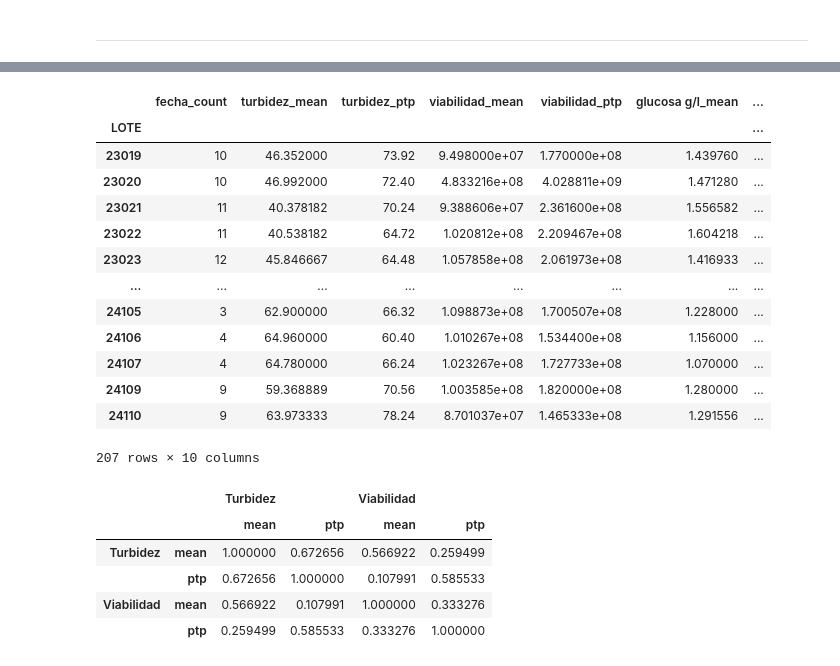
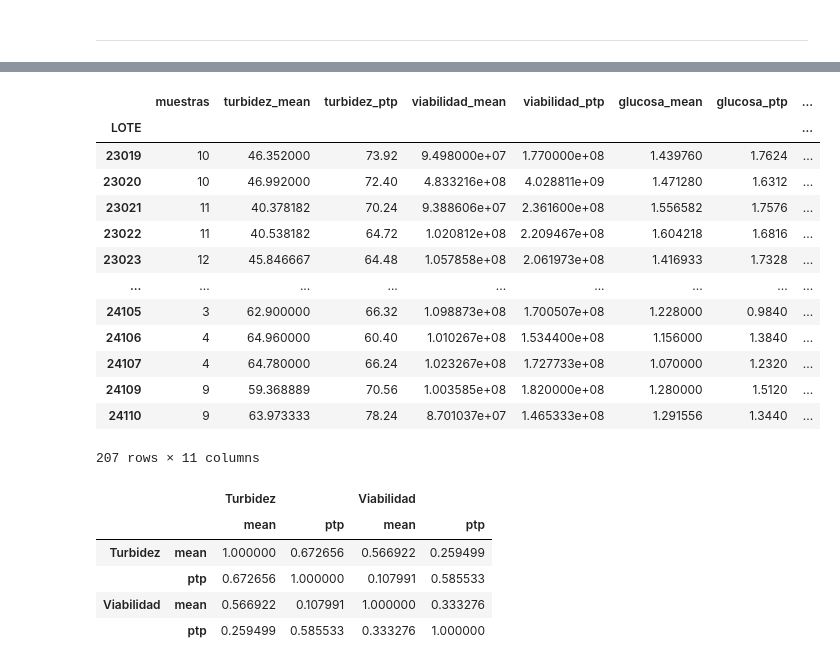
Before and after one commit to nikodyulger/datathon-los-forajidos, a Jupyter notebook: prediccion.ipynb, the cells around one changed output, grey strips where cells are left out. Drawn from its saved outputs; the diff is of its cells as text; code cells hidden in the pictures.

```diff
--- a/prediccion.ipynb
+++ b/prediccion.ipynb
@@ -377,26 +442,34 @@ def get_ipc_data(lotes):
     df_cfg = pd.concat([df_cfg, df_pivot], axis=1).drop(['Centrifugada (1 o 2)', 'turbidez_cfg_last'], axis=1) # 'max_vol',
 
     df_cfg = df_cfg.groupby(by=['LOTE', 'id_centrifugadora'], as_index=False).first().set_index('LOTE')
+    df_cfg['turbidez_cfg_dif'] = (df_cfg['turbidez_cfg_last_1'] - df_cfg['turbidez_cfg_last_2']).round(2)
 
     df = df_cultivo.merge(df_cfg, on='LOTE')
+    df = df.rename(columns={
+        'fecha_count': 'muestras',
+        'glucosa g/l_mean': 'glucosa_mean',
+        'glucosa g/l_ptp': 'glucosa_ptp',
+    })
     return df
-# %%
-get_ipc_data(lotes)
-# %% [output]
-|  | fecha_count | turbidez_mean | turbidez_ptp | viabilidad_mean | viabilidad_ptp | glucosa g/l_mean | ... |
-| LOTE |  |  |  |  |  |  | ... |
-| 23019 | 10 | 46.352000 | 73.92 | 9.498000e+07 | 1.770000e+08 | 1.439760 | ... |
-| 23020 | 10 | 46.992000 | 72.40 | 4.833216e+08 | 4.028811e+09 | 1.471280 | ... |
-| 23021 | 11 | 40.378182 | 70.24 | 9.388606e+07 | 2.361600e+08 | 1.556582 | ... |
-| 23022 | 11 | 40.538182 | 64.72 | 1.020812e+08 | 2.209467e+08 | 1.604218 | ... |
-| 23023 | 12 | 45.846667 | 64.48 | 1.057858e+08 | 2.061973e+08 | 1.416933 | ... |
-| ... | ... | ... | ... | ... | ... | ... | ... |
-| 24105 | 3 | 62.900000 | 66.32 | 1.098873e+08 | 1.700507e+08 | 1.228000 | ... |
-| 24106 | 4 | 64.960000 | 60.40 | 1.010267e+08 | 1.534400e+08 | 1.156000 | ... |
-| 24107 | 4 | 64.780000 | 66.24 | 1.023267e+08 | 1.727733e+08 | 1.070000 | ... |
-| 24109 | 9 | 59.368889 | 70.56 | 1.003585e+08 | 1.820000e+08 | 1.280000 | ... |
-| 24110 | 9 | 63.973333 | 78.24 | 8.701037e+07 | 1.465333e+08 | 1.291556 | ... |
-207 rows × 10 columns
+# %%
+df_info_general = get_orden_data()
+lotes = df_info_general.index.unique()
+get_ipc_data(lotes)
+# %% [output]
+|  | muestras | turbidez_mean | turbidez_ptp | viabilidad_mean | viabilidad_ptp | glucosa_mean | glucosa_ptp | ... |
+| LOTE |  |  |  |  |  |  |  | ... |
+| 23019 | 10 | 46.352000 | 73.92 | 9.498000e+07 | 1.770000e+08 | 1.439760 | 1.7624 | ... |
+| 23020 | 10 | 46.992000 | 72.40 | 4.833216e+08 | 4.028811e+09 | 1.471280 | 1.6312 | ... |
+| 23021 | 11 | 40.378182 | 70.24 | 9.388606e+07 | 2.361600e+08 | 1.556582 | 1.7576 | ... |
+| 23022 | 11 | 40.538182 | 64.72 | 1.020812e+08 | 2.209467e+08 | 1.604218 | 1.6816 | ... |
+| 23023 | 12 | 45.846667 | 64.48 | 1.057858e+08 | 2.061973e+08 | 1.416933 | 1.7328 | ... |
+| ... | ... | ... | ... | ... | ... | ... | ... | ... |
+| 24105 | 3 | 62.900000 | 66.32 | 1.098873e+08 | 1.700507e+08 | 1.228000 | 0.9840 | ... |
+| 24106 | 4 | 64.960000 | 60.40 | 1.010267e+08 | 1.534400e+08 | 1.156000 | 1.3840 | ... |
+| 24107 | 4 | 64.780000 | 66.24 | 1.023267e+08 | 1.727733e+08 | 1.070000 | 1.2320 | ... |
+| 24109 | 9 | 59.368889 | 70.56 | 1.003585e+08 | 1.820000e+08 | 1.280000 | 1.5120 | ... |
+| 24110 | 9 | 63.973333 | 78.24 | 8.701037e+07 | 1.465333e+08 | 1.291556 | 1.3440 | ... |
+207 rows × 11 columns
 # %%
 df_inoculo = pd.read_excel('raw_data/Cinéticos IPC.xlsx', sheet_name='Inóculos', engine='openpyxl')
 df = df_inoculo.groupby(by='Lote').agg({'Turbidez': ['mean', np.ptp], 'Viabilidad': ['mean', np.ptp]})
```
Also changed, not shown: parts of 10 cells of this notebook, 2 other files.
